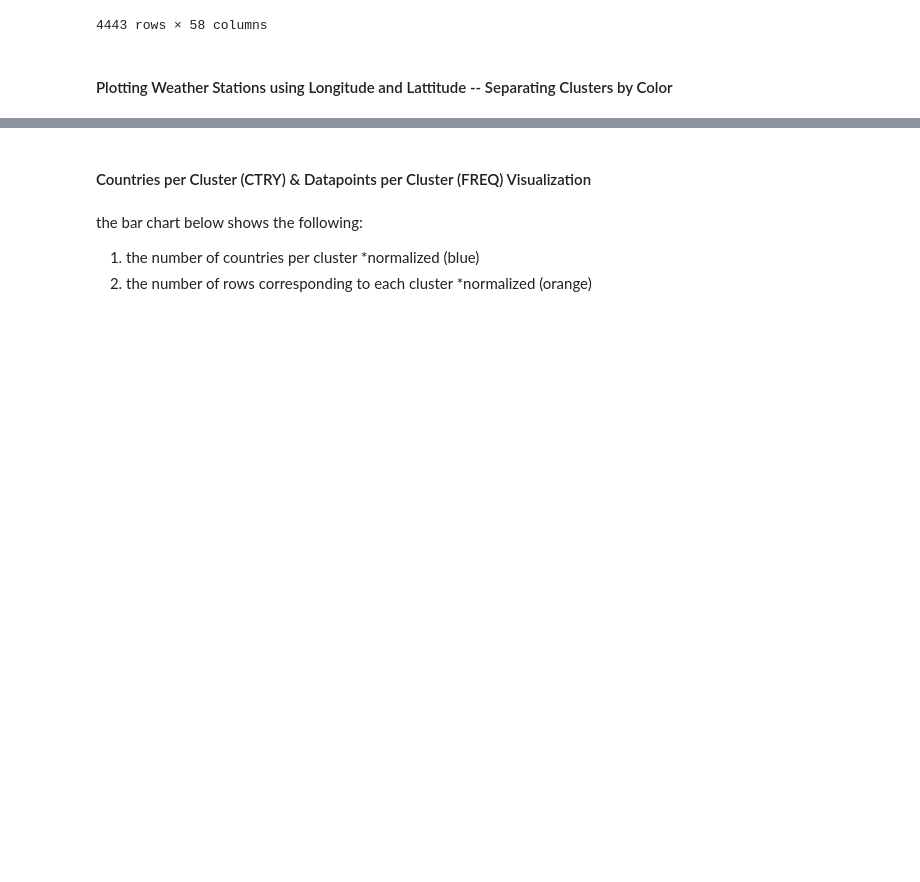
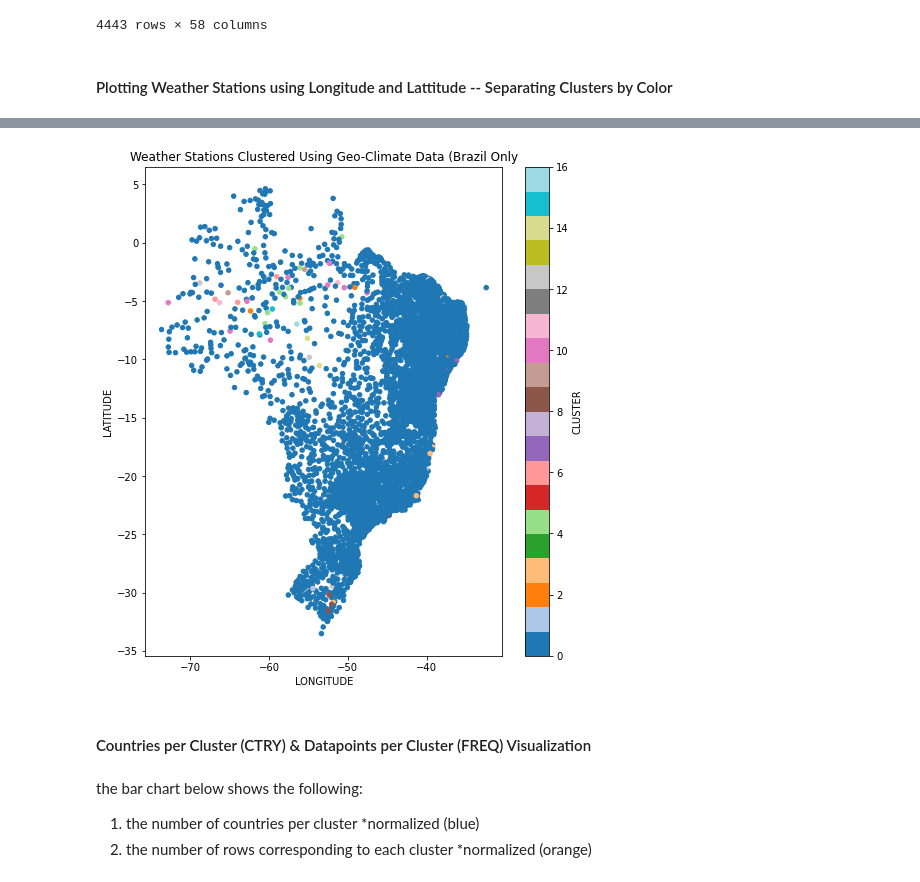
Before and after one commit to MatteoPerona/Rough_rice_prediction, a Jupyter notebook: Data/ Data.ipynb, the cells around one changed output, grey strips where cells are left out. Drawn from its saved outputs; the diff is of its cells as text; code cells hidden in the pictures; blank space fills up the shorter version.

```diff
--- a/Data/ Data.ipynb
+++ b/Data/ Data.ipynb
@@ -272,0 +269,6 @@ len(data_clustered)
+# %%
+# focusing on brazil only
+df_BR = data[data['CTRY'] == 'BR'].get([
+    'LATITUDE',	'LONGITUDE', 'ELEVATION', 'PRCP'
+])
+df_BR
@@ -272,0 +290,7 @@ len(data_clustered)
+# %%
+preprocessed_data_BR = df_BR.fillna(0).reset_index(drop=True)
+
+preprocessed_data_BR = preprocessed_data_BR.div(
+    preprocessed_data_BR.sum(axis=1), axis=0)
+
+preprocessed_data_BR
@@ -273,3 +311,23 @@ len(data_clustered)
+# %%
+NUM_CLUSTERS = 20
+RANDOM_SATAE = 0
+ASSIGN_LABLES_METHOD = 'discretize'
+
+clustering_BR = SpectralClustering(
+    n_clusters=NUM_CLUSTERS, assign_labels=ASSIGN_LABLES_METHOD,
+    random_state=RANDOM_SATAE
+    ).fit(preprocessed_data_BR)
+
+data_clustered_BR = df_BR.assign(CLUSTER = clustering_BR.labels_)
+
+fig = plt.figure(figsize = (8,9))
+ax = plt.axes()
+ax.set_title('Weather Stations Clustered Using Geo-Climate Data (Brazil Only')
+data_clustered_BR.plot.scatter(
+    x='LONGITUDE', y='LATITUDE', ax=ax, colormap='tab20', c='CLUSTER')
+plt.show()
+# %% [output]
+[figure, added]
 # %% [markdown]
 #### Countries per Cluster (CTRY) & Datapoints per Cluster (FREQ) Visualization
 # %% [markdown]
```
Also changed, not shown: parts of 26 cells of this notebook.
